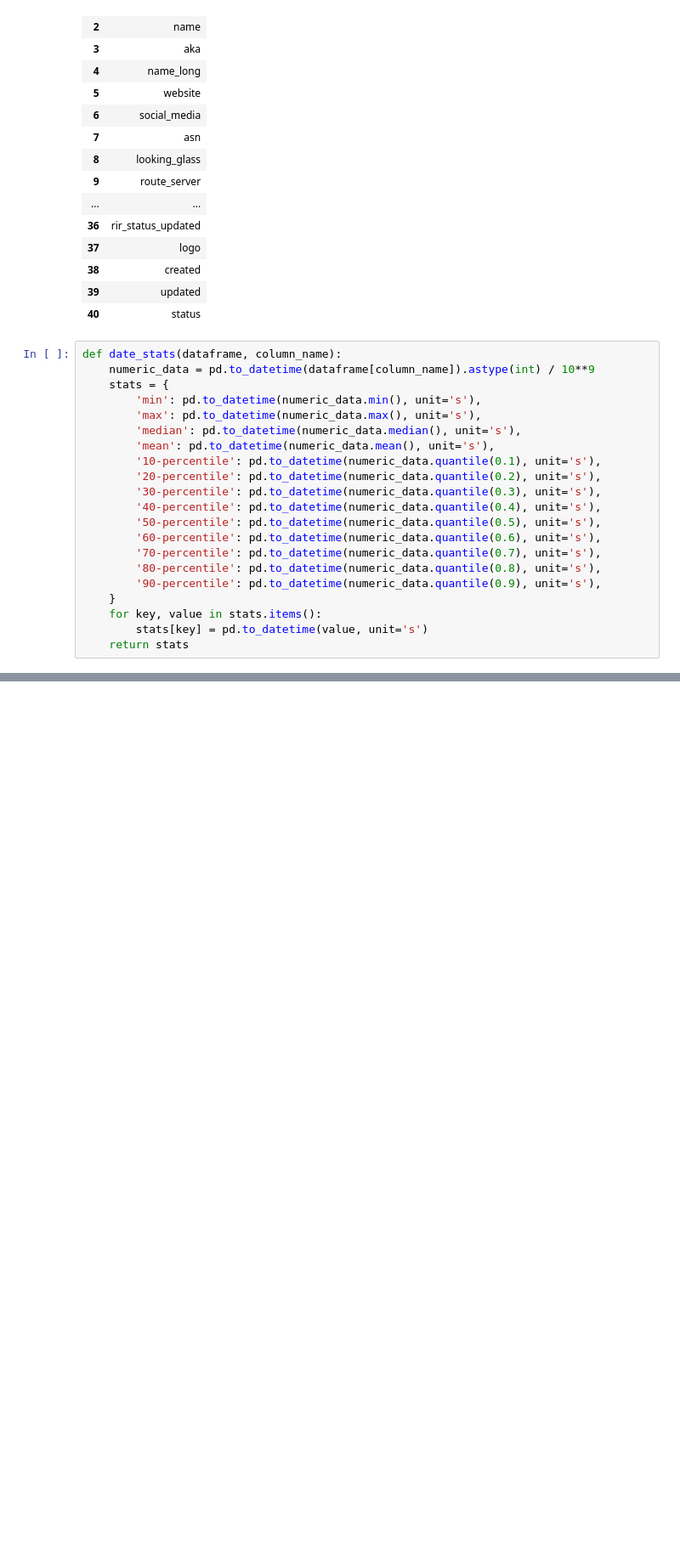
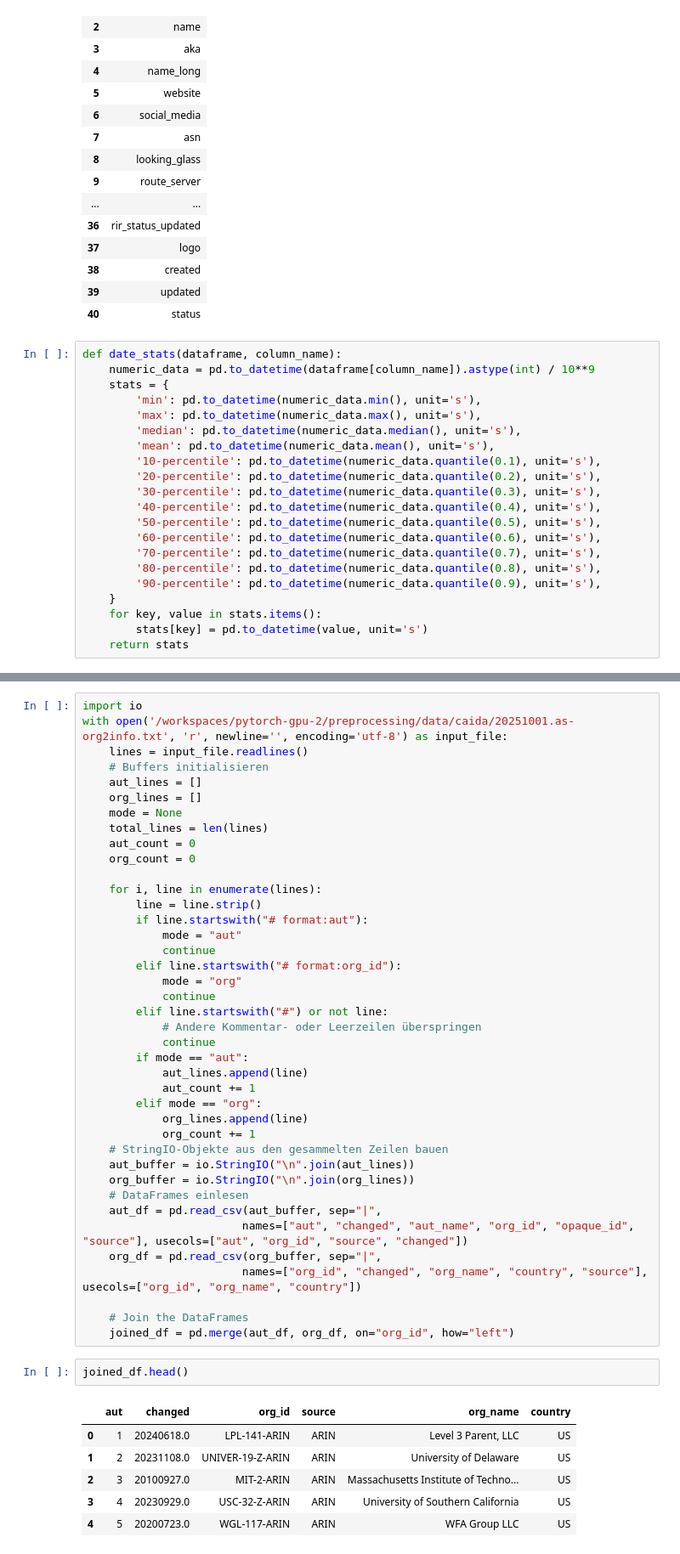
Before and after one commit to JohannesHartUniKassel/asn-classifier, a Jupyter notebook: preprocessing/data/peeringdb/test.ipynb, the cells around one changed output, grey strips where cells are left out. Shown at 85% size. Saved outputs shown, nothing was run; the diff lists cells and outputs as text; blank space fills up the shorter version.

```diff
--- a/preprocessing/data/peeringdb/test.ipynb
+++ b/preprocessing/data/peeringdb/test.ipynb
@@ -123,0 +195,49 @@ date_stats(net_df, 'rir_status_updated')
+# %%
+import io
+with open('/workspaces/pytorch-gpu-2/preprocessing/data/caida/20251001.as-org2info.txt', 'r', newline='', encoding='utf-8') as input_file:
+    lines = input_file.readlines()
+    # Buffers initialisieren
+    aut_lines = []
+    org_lines = []
+    mode = None
+    total_lines = len(lines)
+    aut_count = 0
+    org_count = 0
+
+    for i, line in enumerate(lines):
+        line = line.strip()
+        if line.startswith("# format:aut"):
+            mode = "aut"
+            continue
+        elif line.startswith("# format:org_id"):
+            mode = "org"
+            continue
+        elif line.startswith("#") or not line:
+            # Andere Kommentar- oder Leerzeilen überspringen
+            continue
+        if mode == "aut":
+            aut_lines.append(line)
+            aut_count += 1
+        elif mode == "org":
+            org_lines.append(line)
+            org_count += 1
+    # StringIO-Objekte aus den gesammelten Zeilen bauen
+    aut_buffer = io.StringIO("\n".join(aut_lines))
+    org_buffer = io.StringIO("\n".join(org_lines))
+    # DataFrames einlesen
+    aut_df = pd.read_csv(aut_buffer, sep="|",
+                        names=["aut", "changed", "aut_name", "org_id", "opaque_id", "source"], usecols=["aut", "org_id", "source", "changed"])
+    org_df = pd.read_csv(org_buffer, sep="|",
+                        names=["org_id", "changed", "org_name", "country", "source"], usecols=["org_id", "org_name", "country"])
+
+    # Join the DataFrames
+    joined_df = pd.merge(aut_df, org_df, on="org_id", how="left")
+# %%
+joined_df.head()
+# %% [output]
+|  | aut | changed | org_id | source | org_name | country |
+| 0 | 1 | 20240618.0 | LPL-141-ARIN | ARIN | Level 3 Parent, LLC | US |
+| 1 | 2 | 20231108.0 | UNIVER-19-Z-ARIN | ARIN | University of Delaware | US |
+| 2 | 3 | 20100927.0 | MIT-2-ARIN | ARIN | Massachusetts Institute of Techno... | US |
+| 3 | 4 | 20230929.0 | USC-32-Z-ARIN | ARIN | University of Southern California | US |
+| 4 | 5 | 20200723.0 | WGL-117-ARIN | ARIN | WFA Group LLC | US |
```
Also changed, not shown: parts of 13 cells of this notebook, 3 other files.
